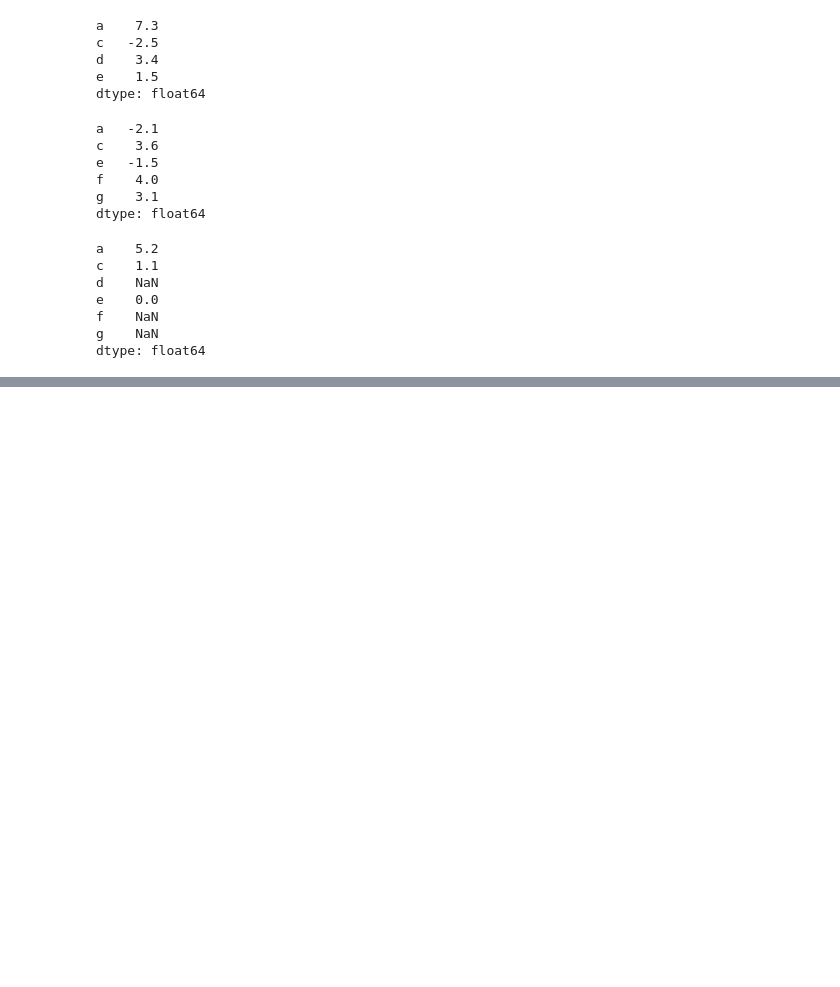
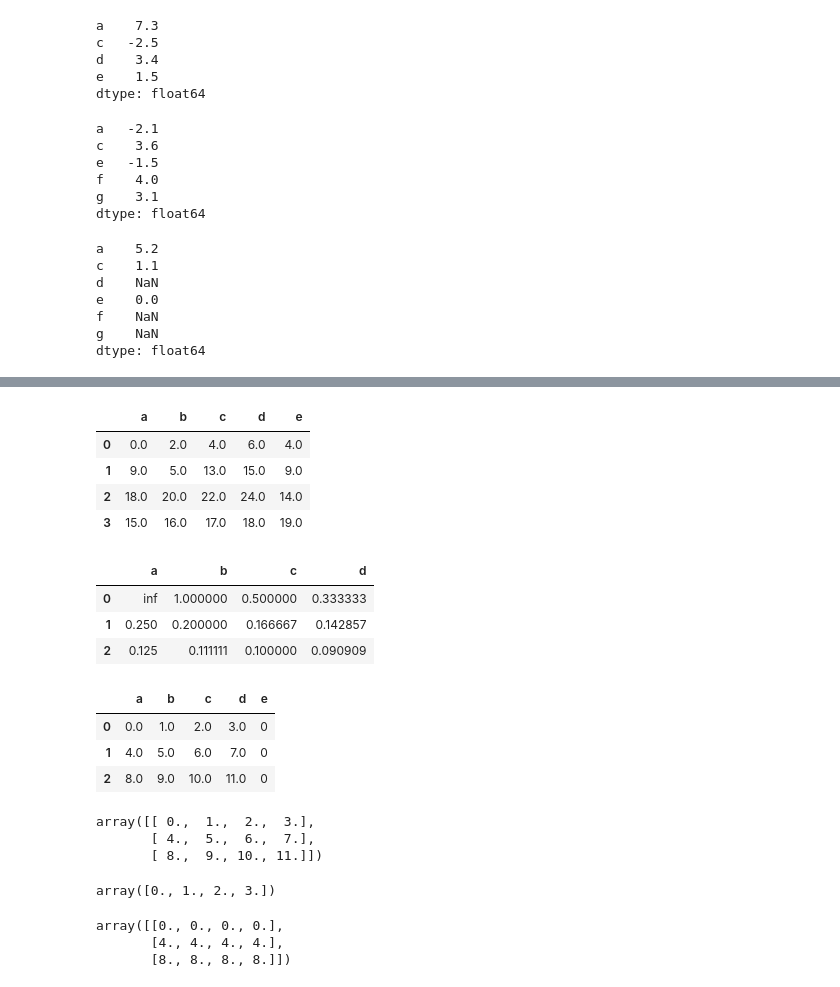
Before and after one commit to LydiaStoneKonstanski/WesCh5, a Jupyter notebook: Chapter5WorkAlong.ipynb, the cells around one changed output, grey strips where cells are left out. Cells and saved outputs as stored; diff of their text form; code cells hidden in the pictures; blank space fills up the shorter version.

```diff
--- a/Chapter5WorkAlong.ipynb
+++ b/Chapter5WorkAlong.ipynb
@@ -903,0 +981,22 @@ df2= pd.DataFrame(np
+# %%
+df1.add(df2, fill_value=0)
+# %% [output]
+|  | a | b | c | d | e |
+| 0 | 0.0 | 2.0 | 4.0 | 6.0 | 4.0 |
+| 1 | 9.0 | 5.0 | 13.0 | 15.0 | 9.0 |
+| 2 | 18.0 | 20.0 | 22.0 | 24.0 | 14.0 |
+| 3 | 15.0 | 16.0 | 17.0 | 18.0 | 19.0 |
+# %%
+1/df1
+# %% [output]
+|  | a | b | c | d |
+| 0 | inf | 1.000000 | 0.500000 | 0.333333 |
+| 1 | 0.250 | 0.200000 | 0.166667 | 0.142857 |
+| 2 | 0.125 | 0.111111 | 0.100000 | 0.090909 |
+# %%
+df1.reindex(columns=df2.columns, fill_value=0)
+# %% [output]
+|  | a | b | c | d | e |
+| 0 | 0.0 | 1.0 | 2.0 | 3.0 | 0 |
+| 1 | 4.0 | 5.0 | 6.0 | 7.0 | 0 |
+| 2 | 8.0 | 9.0 | 10.0 | 11.0 | 0 |
@@ -903,0 +1005,16 @@ df2= pd.DataFrame(np
+# %%
+arr
+# %% [output]
+array([[ 0.,  1.,  2.,  3.],
+       [ 4.,  5.,  6.,  7.],
+       [ 8.,  9., 10., 11.]])
+# %%
+arr[0]
+# %% [output]
+array([0., 1., 2., 3.])
+# %%
+arr - arr[0]
+# %% [output]
+array([[0., 0., 0., 0.],
+       [4., 4., 4., 4.],
+       [8., 8., 8., 8.]])
```
Also changed, not shown: parts of 41 cells of this notebook.
